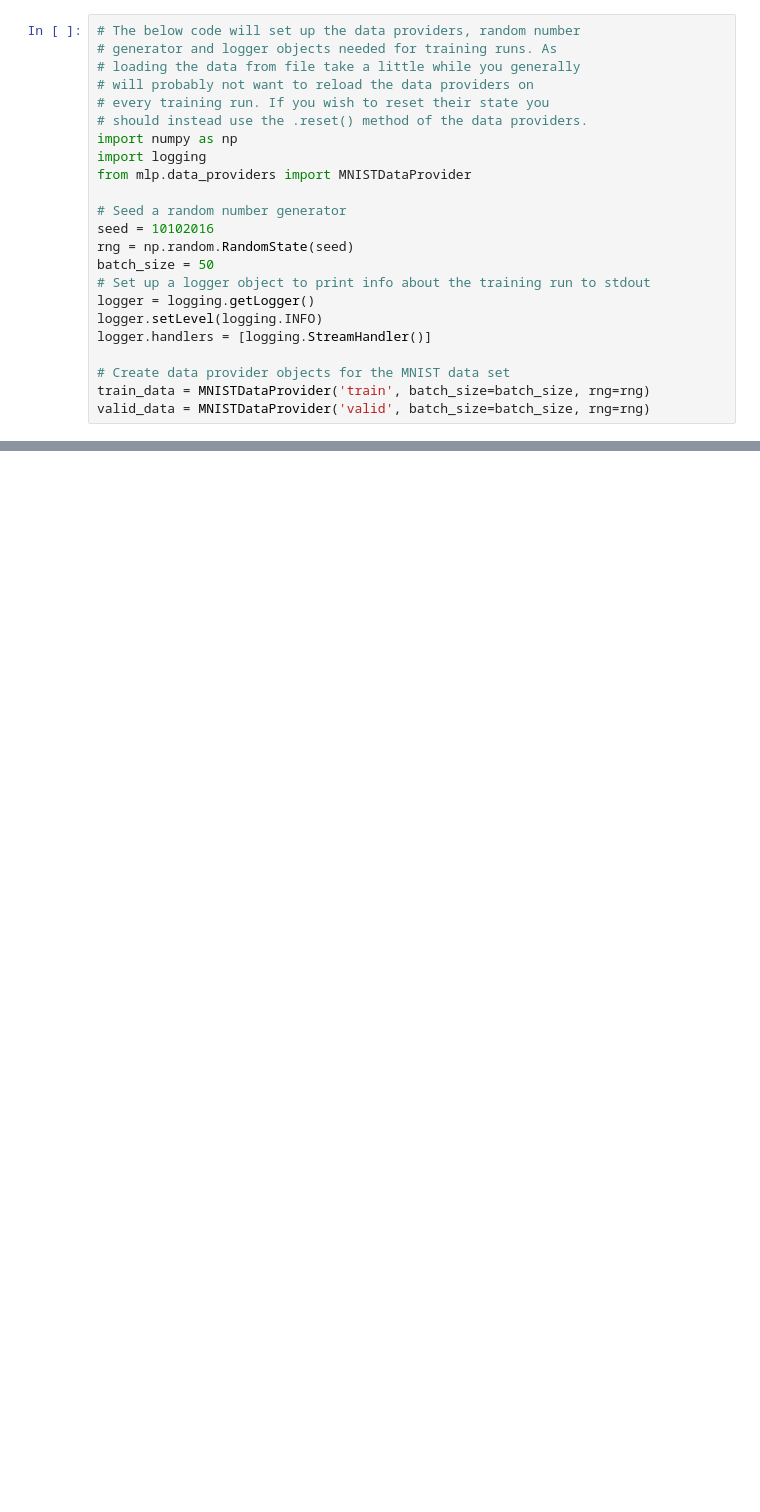
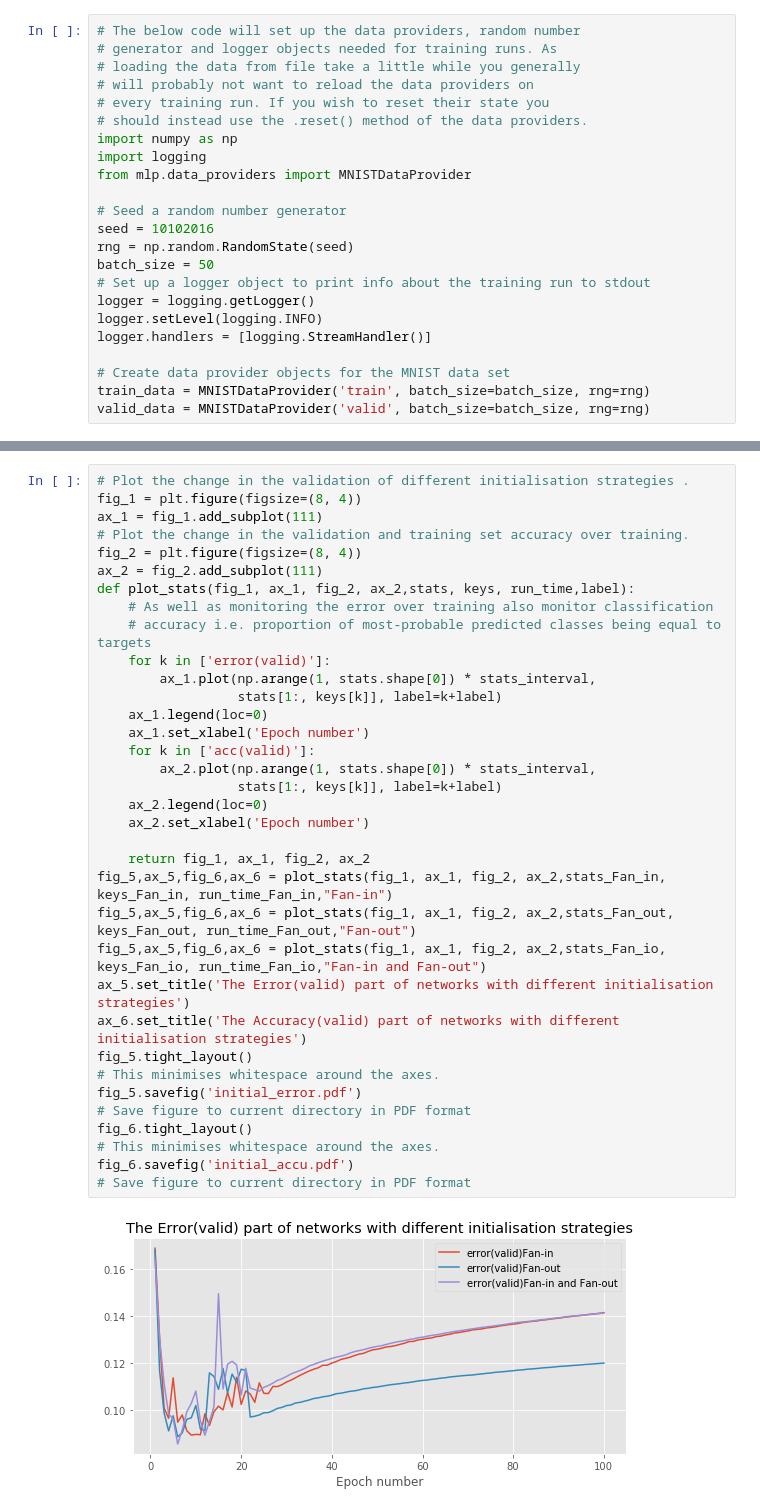
Before and after one commit to JessieWin/1234567, a Jupyter notebook: Coursework_1.ipynb, the cells around one changed output, grey strips where cells are left out. Cells and saved outputs as stored; diff of their text form; blank space fills up the shorter version.

```diff
--- a/Coursework_1.ipynb
+++ b/Coursework_1.ipynb
@@ -408,0 +1240,37 @@ If you're reading this message in another notebook frontend (for example, a stat
+# %%
+# Plot the change in the validation of different initialisation strategies .
+fig_1 = plt.figure(figsize=(8, 4))
+ax_1 = fig_1.add_subplot(111)
+# Plot the change in the validation and training set accuracy over training.
+fig_2 = plt.figure(figsize=(8, 4))
+ax_2 = fig_2.add_subplot(111)
+def plot_stats(fig_1, ax_1, fig_2, ax_2,stats, keys, run_time,label):
+    # As well as monitoring the error over training also monitor classification
+    # accuracy i.e. proportion of most-probable predicted classes being equal to targets
+    for k in ['error(valid)']:
+        ax_1.plot(np.arange(1, stats.shape[0]) * stats_interval,
+                  stats[1:, keys[k]], label=k+label)
+    ax_1.legend(loc=0)
+    ax_1.set_xlabel('Epoch number')
+    for k in ['acc(valid)']:
+        ax_2.plot(np.arange(1, stats.shape[0]) * stats_interval,
+                  stats[1:, keys[k]], label=k+label)
+    ax_2.legend(loc=0)
+    ax_2.set_xlabel('Epoch number')
+
+    return fig_1, ax_1, fig_2, ax_2
+fig_5,ax_5,fig_6,ax_6 = plot_stats(fig_1, ax_1, fig_2, ax_2,stats_Fan_in, keys_Fan_in, run_time_Fan_in,"Fan-in")
+fig_5,ax_5,fig_6,ax_6 = plot_stats(fig_1, ax_1, fig_2, ax_2,stats_Fan_out, keys_Fan_out, run_time_Fan_out,"Fan-out")
+fig_5,ax_5,fig_6,ax_6 = plot_stats(fig_1, ax_1, fig_2, ax_2,stats_Fan_io, keys_Fan_io, run_time_Fan_io,"Fan-in and Fan-out")
+ax_5.set_title('The Error(valid) part of networks with different initialisation strategies')
+ax_6.set_title('The Accuracy(valid) part of networks with different initialisation strategies')
+fig_5.tight_layout()
+# This minimises whitespace around the axes.
+fig_5.savefig('initial_error.pdf')
+# Save figure to current directory in PDF format
+fig_6.tight_layout()
+# This minimises whitespace around the axes.
+fig_6.savefig('initial_accu.pdf')
+# Save figure to current directory in PDF format
+# %% [output]
+[figure, added]
```
Also changed, not shown: parts of 26 cells of this notebook.
